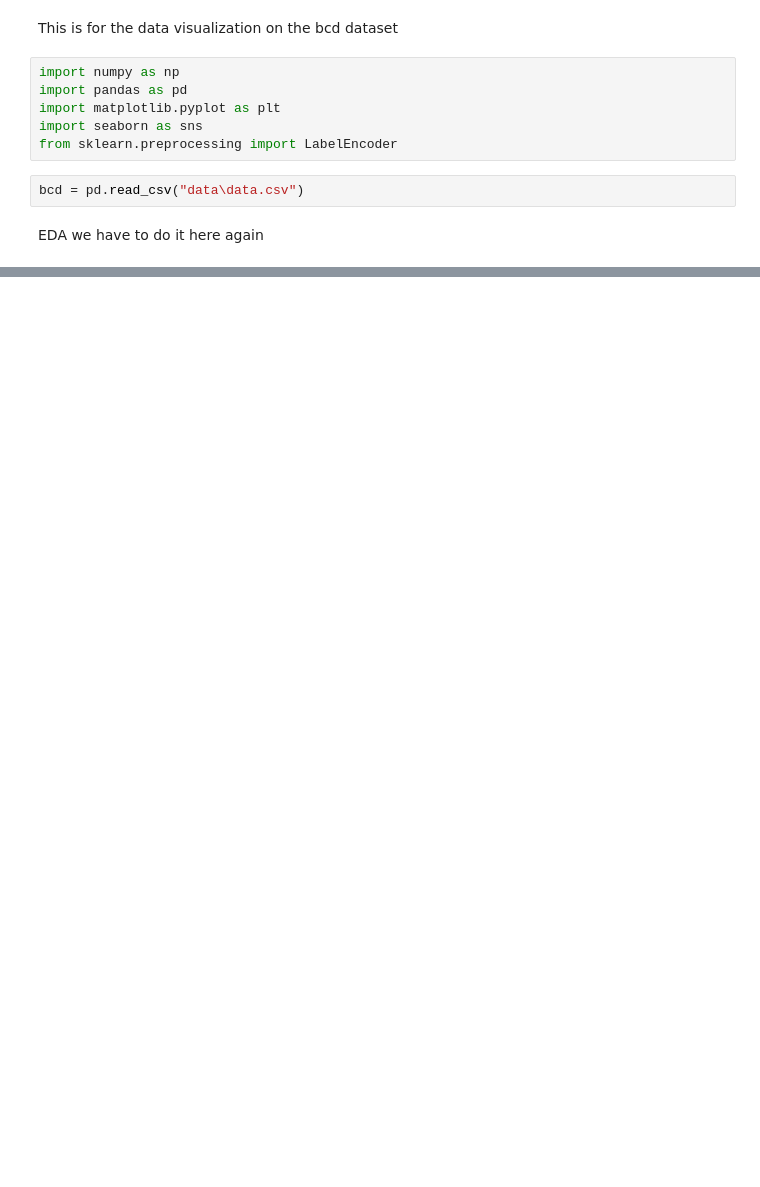
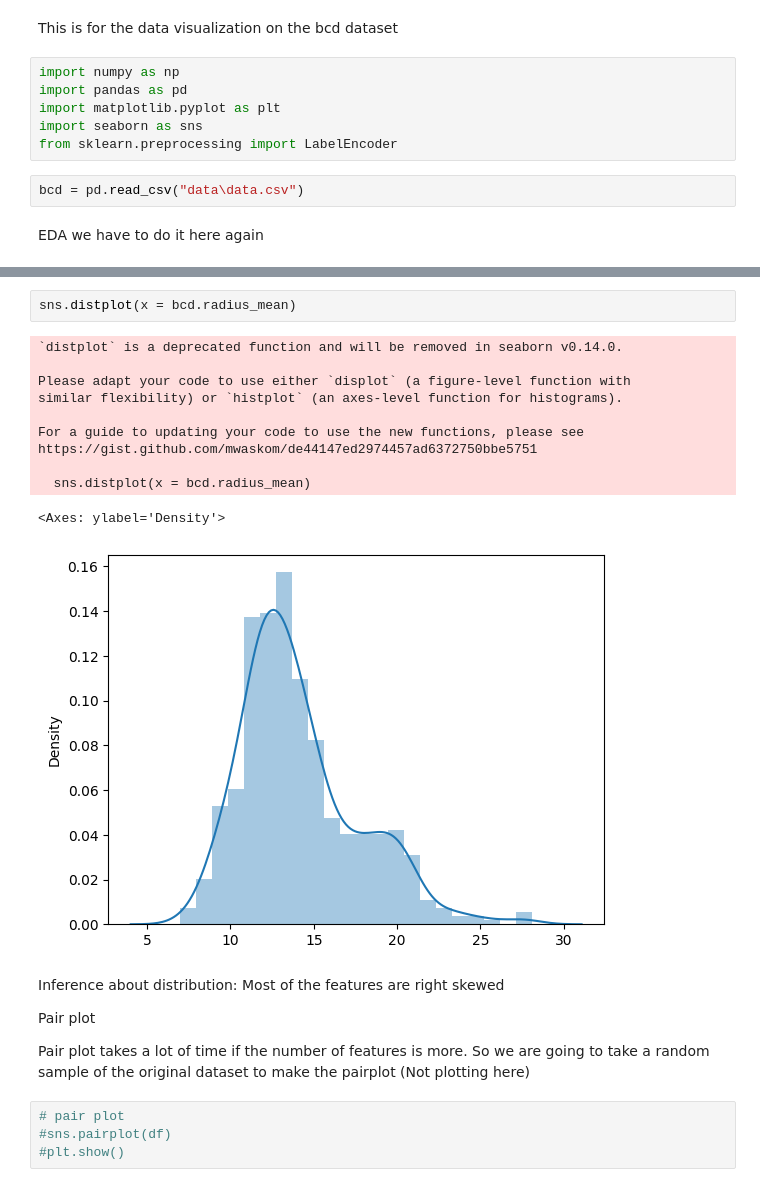
Before and after one commit to Tarunkasliwal/bcd, a Jupyter notebook: data_visualization.ipynb, the cells around one changed output, grey strips where cells are left out. Saved outputs shown, nothing was run; the diff lists cells and outputs as text; blank space fills up the shorter version.

```diff
--- a/data_visualization.ipynb
+++ b/data_visualization.ipynb
@@ -23,0 +76,24 @@ bcd.groupby('target').mean()
+# %%
+sns.distplot(x = bcd.radius_mean)
+# %% [output]
+`distplot` is a deprecated function and will be removed in seaborn v0.14.0.
+
+Please adapt your code to use either `displot` (a figure-level function with
+similar flexibility) or `histplot` (an axes-level function for histograms).
+
+For a guide to updating your code to use the new functions, please see
+https://gist.github.com/mwaskom/de44147ed2974457ad6372750bbe5751
+
+  sns.distplot(x = bcd.radius_mean)
+<Axes: ylabel='Density'>
+[figure, added]
+# %% [markdown]
+Inference about distribution: Most of the features are right skewed
+
+Pair plot
+
+Pair plot takes a lot of time if the number of features is more. So we are going to take a random sample of the original dataset to make the pairplot (Not plotting here)
+# %%
+# pair plot
+#sns.pairplot(df)
+#plt.show()
```
Also changed, not shown: parts of 15 cells of this notebook.
